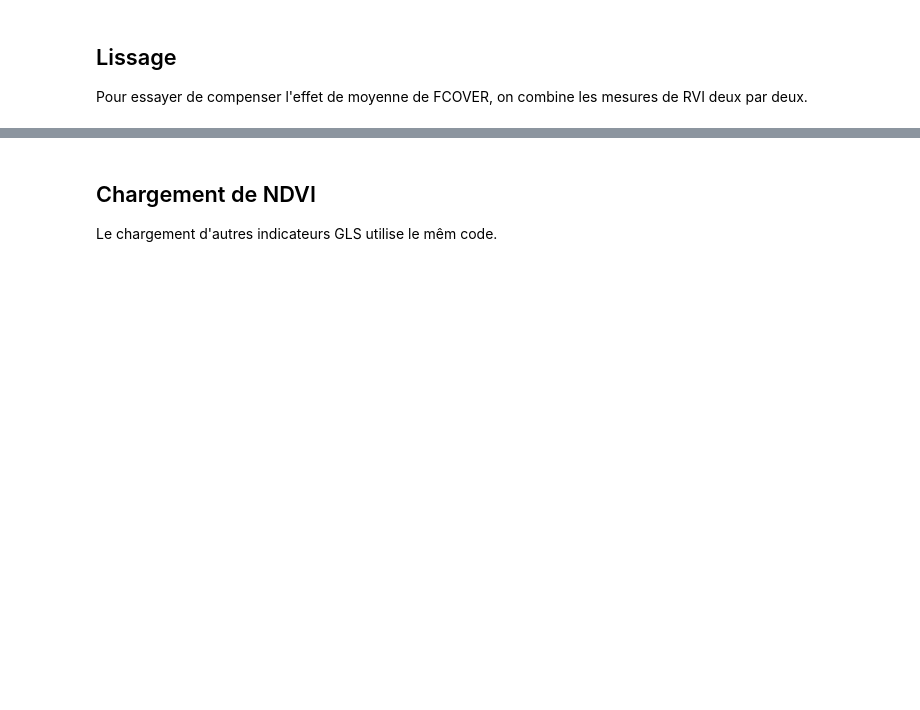
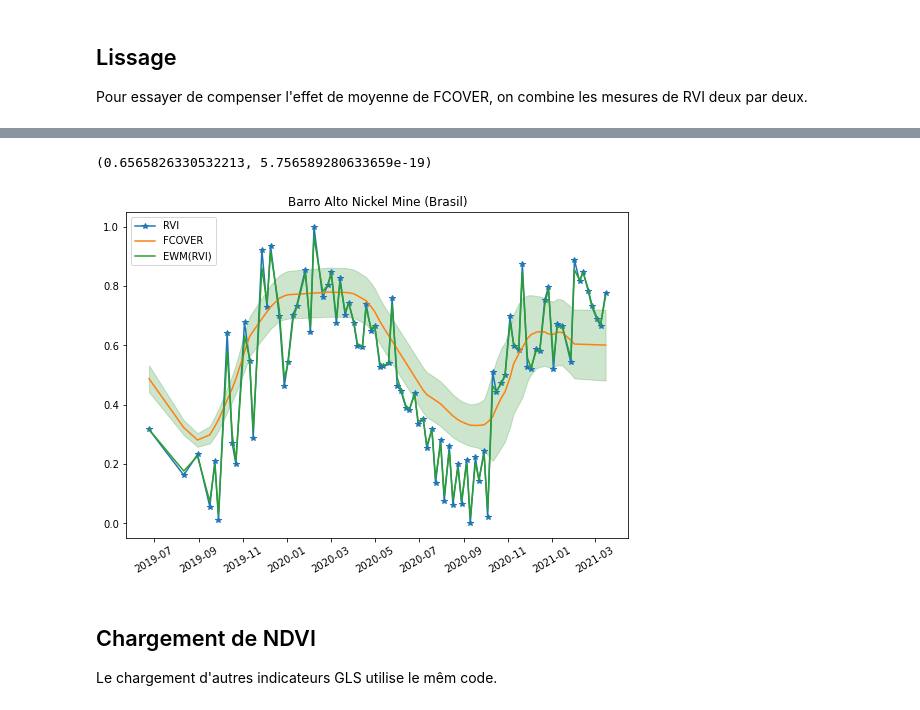
Before and after one commit to jee51/sentry, a Jupyter notebook: notebooks/TraceRVI.ipynb, the cells around one changed output, grey strips where cells are left out. Saved outputs shown, nothing was run; the diff lists cells and outputs as text; code cells hidden in the pictures; blank space fills up the shorter version.

```diff
--- a/notebooks/TraceRVI.ipynb
+++ b/notebooks/TraceRVI.ipynb
@@ -253,3 +260,20 @@ tau,pvalue
+# %%
+edry = dry.ewm(alpha=0.9).mean()
+
+ig,ax = plt.subplots()
+plt.plot(x,dry,'-*')
+plt.plot(x,fy)
+ax.fill_between(x,fy-fe,fy+fe,color='g',alpha=0.2)
+plt.plot(x,edry)
+plt.xticks(rotation=30)
+ax.legend(['RVI','FCOVER','EWM(RVI)'])
+plt.title(zone['name']);
+
+tau,pvalue = kendalltau(fy[n:],rdry[n:])
+tau,pvalue
+# %% [output]
+(0.6565826330532213, 5.756589280633659e-19)
+[figure, added]
 # %% [markdown]
 ## Chargement de NDVI
 Le chargement d'autres indicateurs GLS utilise le mêm code.
```
Also changed, not shown: parts of 14 cells of this notebook, 1 other file.
